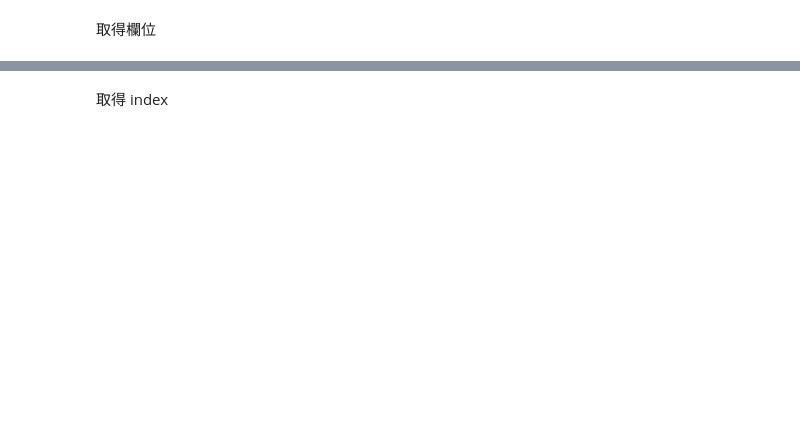
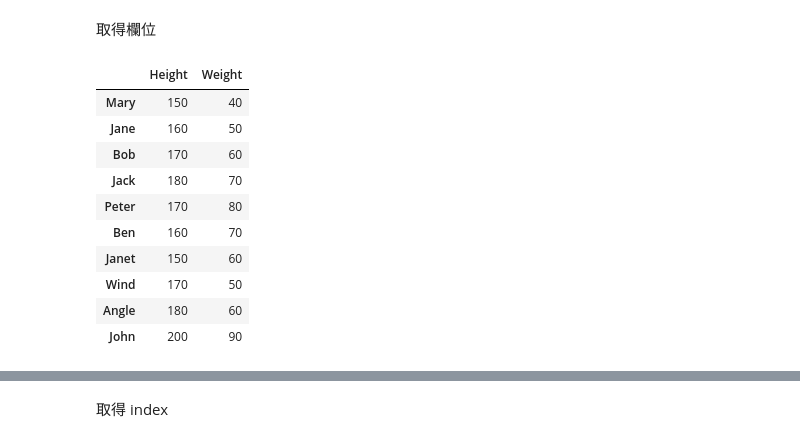
Before and after one commit to whyhugo/GDSC-NTNU-data-course, a Jupyter notebook: Data_Processing_with_Python_20231113/Numpy_Pandas_IO.ipynb, the cells around one changed output, grey strips where cells are left out. Saved outputs shown, nothing was run; the diff lists cells and outputs as text; code cells hidden in the pictures; blank space fills up the shorter version.

```diff
--- a/Data_Processing_with_Python_20231113/Numpy_Pandas_IO.ipynb
+++ b/Data_Processing_with_Python_20231113/Numpy_Pandas_IO.ipynb
@@ -556,4 +601,18 @@ df_b
 # %% [markdown]
 取得欄位
+# %%
+df_b
+# %% [output]
+|  | Height | Weight |
+| Mary | 150 | 40 |
+| Jane | 160 | 50 |
+| Bob | 170 | 60 |
+| Jack | 180 | 70 |
+| Peter | 170 | 80 |
+| Ben | 160 | 70 |
+| Janet | 150 | 60 |
+| Wind | 170 | 50 |
+| Angle | 180 | 60 |
+| John | 200 | 90 |
 # %%
 df_b.columns
```
Also changed, not shown: parts of 62 cells of this notebook, 4 other files.
